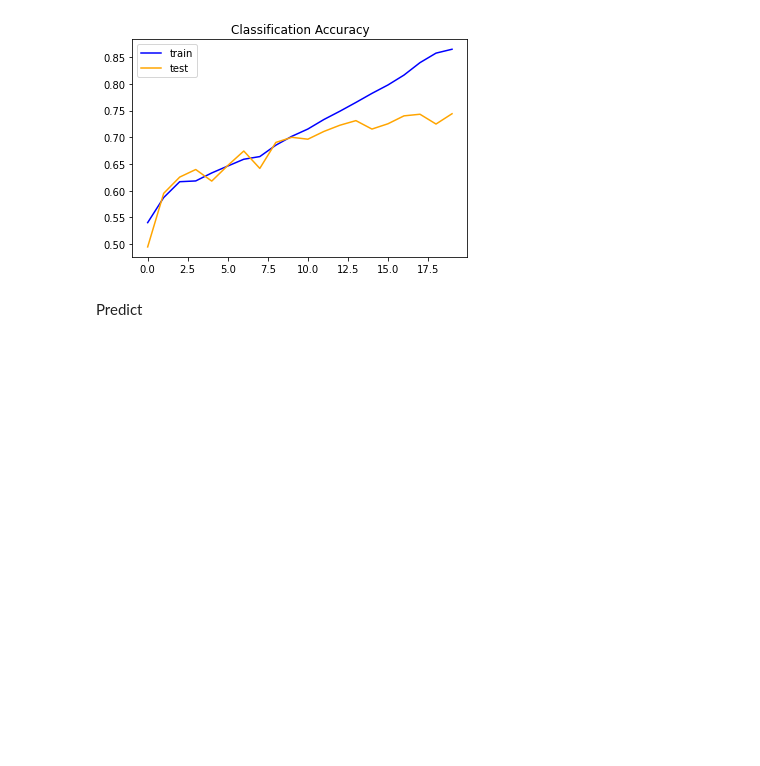
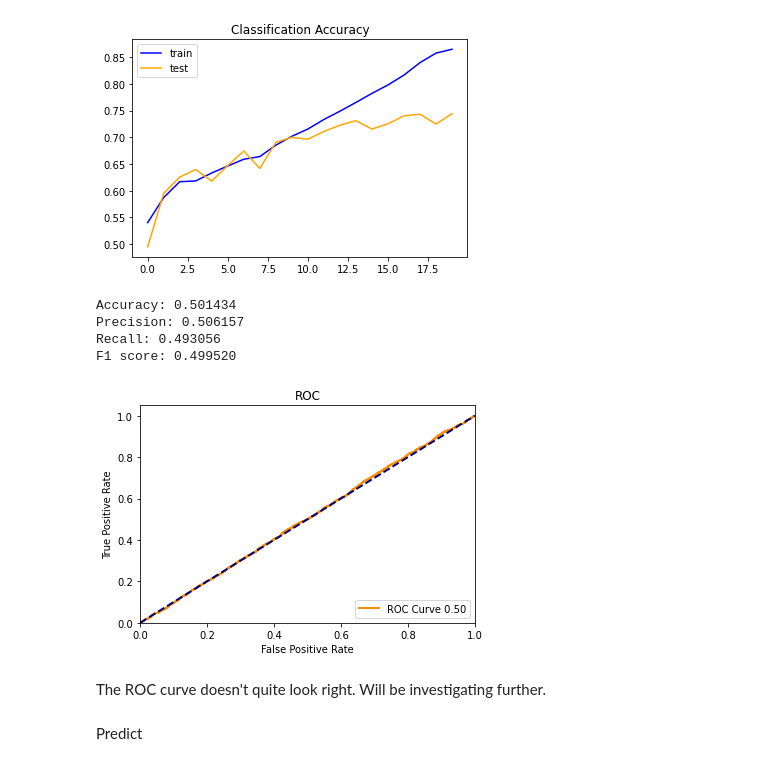
Before and after one commit to mikethisyamondol/dog_vs_cat_image_classification, a Jupyter notebook: dogs_vs_cats.ipynb, the cells around one changed output. Cells and saved outputs as stored; diff of their text form; code cells hidden in the pictures; blank space fills up the shorter version.

```diff
--- a/dogs_vs_cats.ipynb
+++ b/dogs_vs_cats.ipynb
@@ -125,6 +126,14 @@ test = datagen.flow_from_directory('.', classes=['test'], batch_size=64, target_
 Found 18722 images belonging to 2 classes.
 Found 6278 images belonging to 2 classes.
 Found 12500 images belonging to 1 classes.
+# %%
+categories = []
+for f in val.filenames:
+    category = f.split('.')[0].split('/')[1]
+    if category == 'dog':
+        categories.append(1)
+    else:
+        categories.append(0)
 # %%
 # def load_image(filename):
 # 	# load the image
@@ -149,6 +158,26 @@ Found 12500 images belonging to 1 classes.
 # 	img = img.astype('float32')
 # 	img = img - [123.68, 116.779, 103.939]
 # 	return img
+# %%
+def roc_auc(predict_proba, y):
+  # Generate False positive rate and True positive rate
+  fpr, tpr, _ = roc_curve(y, predict_proba)
+  roc_auc = auc(fpr, tpr)
+
+  # Plot
+  plt.figure()
+
+  line_weight = 2
+  plt.plot(fpr, tpr, color="darkorange", lw = line_weight, label = "ROC Curve %0.2f" % roc_auc)
+
+  plt.plot([0, 1], [0, 1], color="navy", lw = line_weight, linestyle="--")
+  plt.xlim([0.0, 1.0])
+  plt.ylim([0.0, 1.05])
+  plt.xlabel('False Positive Rate')
+  plt.ylabel('True Positive Rate')
+  plt.title('ROC')
+  plt.legend(loc="lower right")
+  plt.show()
 # %% [markdown]
 ##### Model 1
 # %%
@@ -207,6 +236,38 @@ plt.show()
 # %% [output]
 [figure]
 [figure]
+# %%
+yhat1 = model.predict(val, steps=len(val), verbose=0)
+yhat1_class = []
+for y in yhat1[:,0]:
+  if y >= 0.5:
+    yhat1_class.append(1)
+  else:
+    yhat1_class.append(0)
+# %%
+# accuracy: (tp + tn) / (p + n)
+accuracy = accuracy_score(categories, yhat1_class)
+print('Accuracy: %f' % accuracy)
+# precision tp / (tp + fp)
+precision = precision_score(categories, yhat1_class)
+print('Precision: %f' % precision)
+# recall: tp / (tp + fn)
+recall = recall_score(categories, yhat1_class)
+print('Recall: %f' % recall)
+# f1: 2 tp / (2 tp + fp + fn)
+f1 = f1_score(categories, yhat1_class)
+print('F1 score: %f' % f1)
+# %% [output]
+Accuracy: 0.501434
+Precision: 0.506157
+Recall: 0.493056
+F1 score: 0.499520
+# %%
+roc_auc(yhat1[:,0], categories)
+# %% [output]
+[figure, added]
+# %% [markdown]
+The ROC curve doesn't quite look right. Will be investigating further.
 # %% [markdown]
 Predict
 # %%
```
Also changed, not shown: parts of 6 cells of this notebook.
